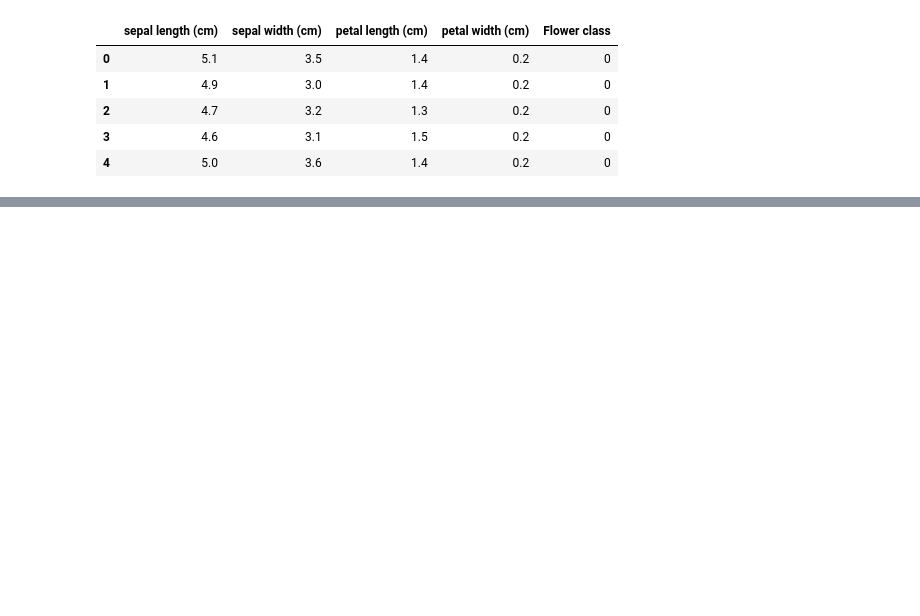
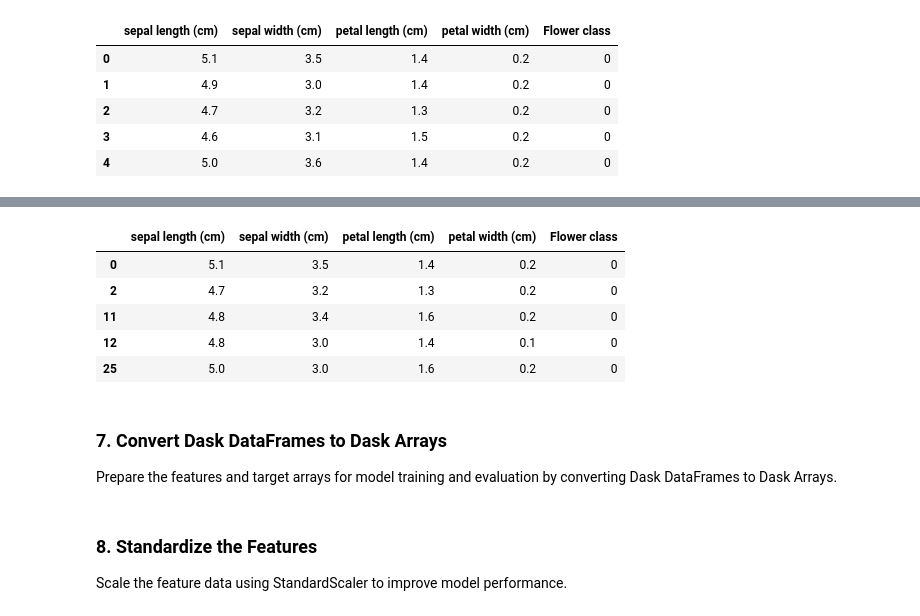
Before and after one commit to tonyreina/python_for_poets, a Jupyter notebook: python_final_2_of_2_scikit_learn.ipynb, the cells around one changed output, grey strips where cells are left out. Saved outputs shown, nothing was run; the diff lists cells and outputs as text; code cells hidden in the pictures; blank space fills up the shorter version.

```diff
--- a/python_final_2_of_2_scikit_learn.ipynb
+++ b/python_final_2_of_2_scikit_learn.ipynb
@@ -494,0 +137,12 @@ classifier_increment.score(X_validate, y_validate)
+# %%
+ddf_test.head()
+# %% [output]
+|  | sepal length (cm) | sepal width (cm) | petal length (cm) | petal width (cm) | Flower class |
+| 0 | 5.1 | 3.5 | 1.4 | 0.2 | 0 |
+| 2 | 4.7 | 3.2 | 1.3 | 0.2 | 0 |
+| 11 | 4.8 | 3.4 | 1.6 | 0.2 | 0 |
+| 12 | 4.8 | 3.0 | 1.4 | 0.1 | 0 |
+| 25 | 5.0 | 3.0 | 1.6 | 0.2 | 0 |
+# %% [markdown]
+### 7. Convert Dask DataFrames to Dask Arrays
+Prepare the features and target arrays for model training and evaluation by converting Dask DataFrames to Dask Arrays.
@@ -494,0 +159,3 @@ classifier_increment.score(X_validate, y_validate)
+# %% [markdown]
+### 8. Standardize the Features
+Scale the feature data using StandardScaler to improve model performance.
```
Also changed, not shown: parts of 58 cells of this notebook, 1 other file.
